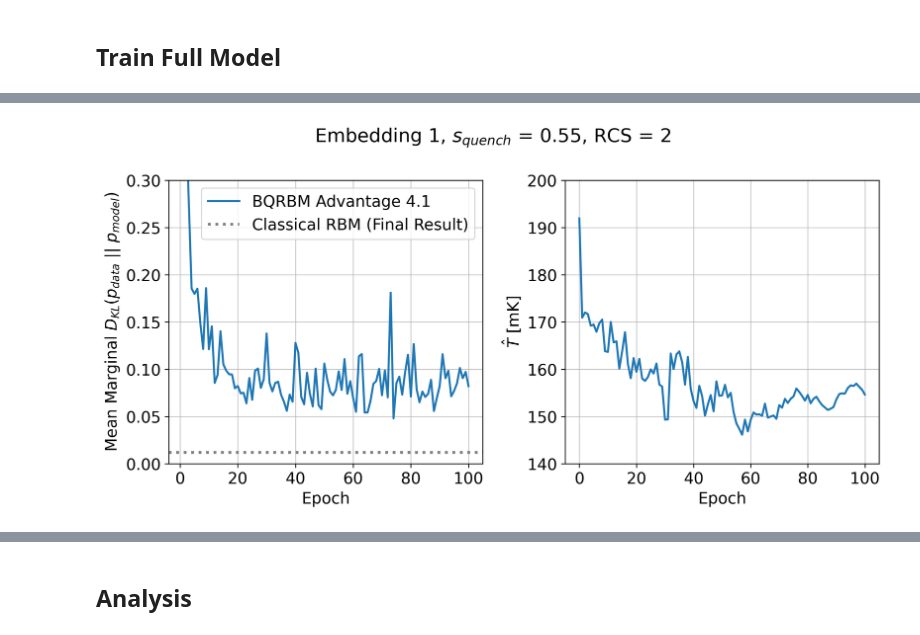
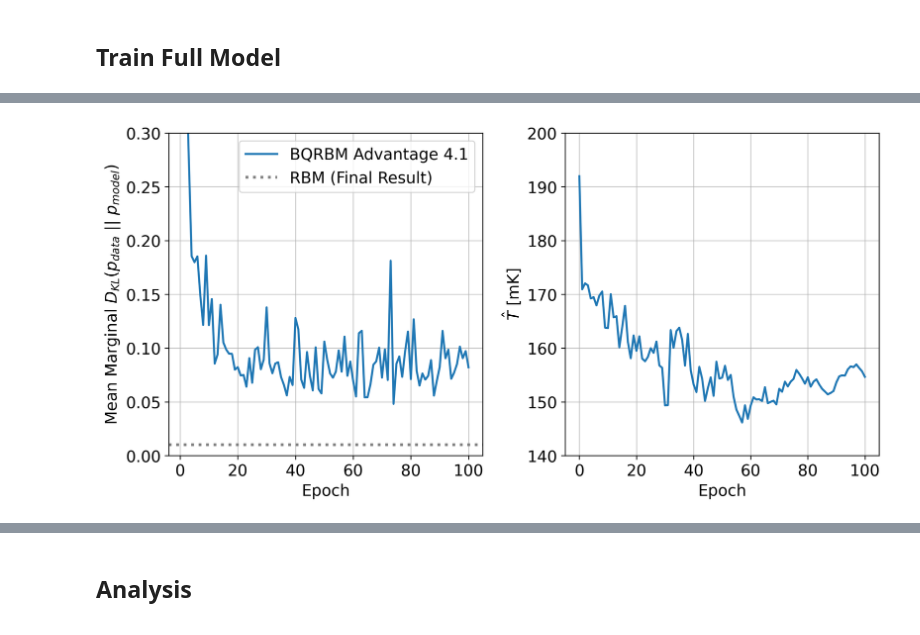
Before and after one commit to cameronperot/qbm-quant-finance, a Jupyter notebook: notebooks/qbm_log_returns.ipynb, the cells around one changed output, grey strips where cells are left out. Drawn from its saved outputs; the diff is of its cells as text; code cells hidden in the pictures.

Commit message:
Added log returns notebook and results

```diff
--- a/notebooks/qbm_log_returns.ipynb
+++ b/notebooks/qbm_log_returns.ipynb
@@ -644,10 +632,7 @@ embedding_ids = [1, 2, 3, 4, 5]
 relative_chain_strength = 2.0
 for embedding_id in embedding_ids:
     model_name = f"model-s_freeze={s_freeze:.2f}-s_quench={s_quench:.2f}-rcs={relative_chain_strength:.2f}"
-    model_path = (
-        models_dir
-        / f"embedding_{embedding_id:02}/{model_name}.pkl"
-    )
+    model_path = models_dir / f"embedding_{embedding_id:02}/{model_name}.pkl"
     models_embeddings[embedding_id] = BQRBM.load(model_path)
 
 dkls_embeddings = {}
@@ -694,9 +679,7 @@ for i, (embedding_id, dkl) in enumerate(dkls_embeddings.items()):
         marker=markers[i],
         color=colors[i],
     )
-for i, (embedding_id, betas) in enumerate(
-    beta_embeddings.items()
-):
+for i, (embedding_id, betas) in enumerate(beta_embeddings.items()):
     ax[1].plot(
         range(len(betas)),
         smooth(1 / k_B / np.array(betas) * 1000),
@@ -704,7 +687,7 @@ for i, (embedding_id, betas) in enumerate(
         marker=markers[i],
         color=colors[i],
     )
-fig.suptitle("$s_{quench}$ = 0.55, RCS = 2, 5 Epoch Moving Average")
+# fig.suptitle("$s_{quench}$ = 0.55, RCS = 2, 5 Epoch Moving Average")
 ax[0].set_ylabel(r"Mean Marginal $D_{KL}(p_{data} \ || \ p_{model})$")
 ax[1].set_ylabel(r"$\hat{T}$ [mK]")
 ax[0].set_xlabel("Epoch")
@@ -729,8 +712,12 @@ train_model = False
 embedding_id = 1
 n_epochs = 100
 learning_rate = 1e-2
-learning_rates = learning_rate * lr_exp_decay(range(1, n_epochs + 1), decay_epoch=50, period=10)
-learning_rates_beta = learning_rate * lr_exp_decay(range(1, n_epochs + 1), decay_epoch=50, period=20)
+learning_rates = learning_rate * lr_exp_decay(
+    range(1, n_epochs + 1), decay_epoch=50, period=10
+)
+learning_rates_beta = learning_rate * lr_exp_decay(
+    range(1, n_epochs + 1), decay_epoch=50, period=20
+)
 mini_batch_size = 10
 s_freeze = 1.0
 s_quench = 0.55
@@ -758,9 +745,7 @@ anneal_params = {
 
 # set model name and path
 model_name = f"model-final"
-model_path = (
-    models_dir / f"embedding_{embedding_id:02}/{model_name}.pkl"
-)
+model_path = models_dir / f"embedding_{embedding_id:02}/{model_name}.pkl"
 if train_model:
     # model train and save
     model = BQRBM(
@@ -806,10 +791,7 @@ time: 1.71 s (started: 2022-03-14 13:45:50 +01:00)
 # %%
 embedding_id = 1
 model_name = f"model-final"
-model_path = (
-    models_dir
-    / f"embedding_{embedding_id:02}/{model_name}.pkl"
-)
+model_path = models_dir / f"embedding_{embedding_id:02}/{model_name}.pkl"
 model_final = BQRBM.load(model_path)
 
 dkls_final = {}
@@ -849,35 +831,38 @@ colors = [
 for i, (embedding_id, dkl) in enumerate(dkls_final.items()):
     ax[0].plot(
         range(1, len(dkl) + 1),
         smooth(dkl),
         label=f"BQRBM Advantage 4.1",
         color=colors[i],
         linewidth=1.8,
     )
 for i, (embedding_id, betas) in enumerate(beta_final.items()):
     ax[1].plot(
-        range(len(betas)), smooth(1 / k_B / np.array(betas) * 1000), color=colors[i], linewidth=1.8,
+        range(len(betas)),
+        smooth(1 / k_B / np.array(betas) * 1000),
+        color=colors[i],
+        linewidth=1.8,
     )
 ax[0].axhline(
-    0.012,
+    0.01,
     color="tab:gray",
     linewidth=2.5,
     linestyle="dotted",
-    label="Classical RBM (Final Result)",
+    label="RBM (Final Result)",
 )
-fig.suptitle("Embedding 1, $s_{quench}$ = 0.55, RCS = 2")
+# fig.suptitle("Embedding 1, $s_{quench}$ = 0.55, RCS = 2")
 ax[0].set_ylabel(r"Mean Marginal $D_{KL}(p_{data} \ || \ p_{model})$")
 ax[1].set_ylabel(r"$\hat{T}$ [mK]")
 ax[0].set_xlabel("Epoch")
 ax[1].set_xlabel("Epoch")
 ax[0].set_xticks(np.arange(0, 105, 20))
 ax[1].set_xticks(np.arange(0, 105, 20))
 ax[1].set_yticks(np.arange(140, 210, 10))
 ax[0].set_ylim((0, 0.3))
 ax[0].grid(alpha=0.7)
 ax[1].grid(alpha=0.7)
 ax[0].legend()
 plt.tight_layout()
 plt.savefig(plots_dir / "full_run.png")
 # %% [output]
-[figure, old version]
+[figure, new version]
```
Also changed, not shown: parts of 28 cells of this notebook, 10 other files.
